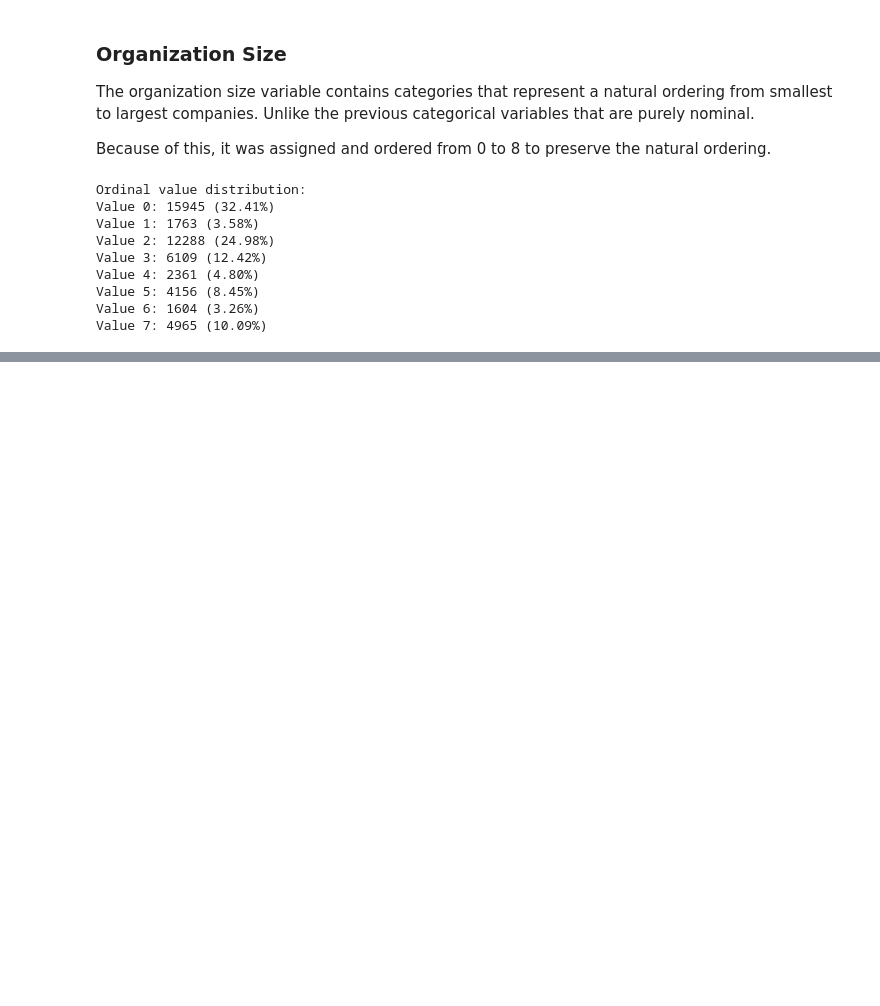
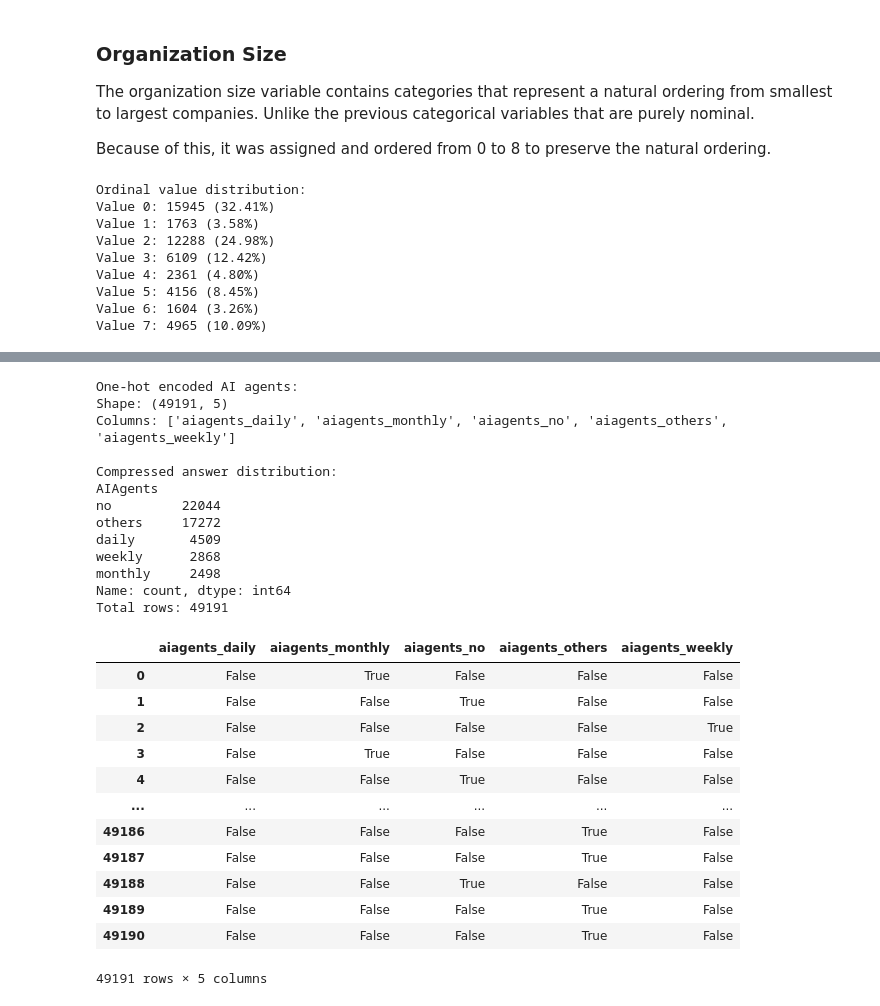
Before and after one commit to JeyyM/MSINTSY-ML-Project, a Jupyter notebook: ThimkersRemoteWork.ipynb, the cells around one changed output, grey strips where cells are left out. Saved outputs shown, nothing was run; the diff lists cells and outputs as text; code cells hidden in the pictures; blank space fills up the shorter version.

```diff
--- a/ThimkersRemoteWork.ipynb
+++ b/ThimkersRemoteWork.ipynb
@@ -506,0 +972,44 @@ Compressed Industry distribution:
+# %%
+# One-hot encode AIAgents answers
+compressed_aiagents = survey_data['AIAgents'].apply(funcs.compress_aiagents)
+aiagents_encoded = pd.get_dummies(compressed_aiagents, prefix='aiagents')
+
+print(f"\nOne-hot encoded AI agents:")
+print(f"Shape: {aiagents_encoded.shape}")
+print(f"Columns: {list(aiagents_encoded.columns)}")
+
+# Show the compression results
+print(f"\nCompressed answer distribution:")
+aiagents_counts = compressed_aiagents.value_counts()
+total_rows = len(compressed_aiagents)
+
+print(aiagents_counts)
+print(f"Total rows: {total_rows}")
+aiagents_encoded
+# %% [output]
+One-hot encoded AI agents:
+Shape: (49191, 5)
+Columns: ['aiagents_daily', 'aiagents_monthly', 'aiagents_no', 'aiagents_others', 'aiagents_weekly']
+
+Compressed answer distribution:
+AIAgents
+no         22044
+others     17272
+daily       4509
+weekly      2868
+monthly     2498
+Name: count, dtype: int64
+Total rows: 49191
+|  | aiagents_daily | aiagents_monthly | aiagents_no | aiagents_others | aiagents_weekly |
+| 0 | False | True | False | False | False |
+| 1 | False | False | True | False | False |
+| 2 | False | False | False | False | True |
+| 3 | False | True | False | False | False |
+| 4 | False | False | True | False | False |
+| ... | ... | ... | ... | ... | ... |
+| 49186 | False | False | False | True | False |
+| 49187 | False | False | False | True | False |
+| 49188 | False | False | True | False | False |
+| 49189 | False | False | False | True | False |
+| 49190 | False | False | False | True | False |
+49191 rows × 5 columns
```
Also changed, not shown: parts of 35 cells of this notebook, 1 other file.
